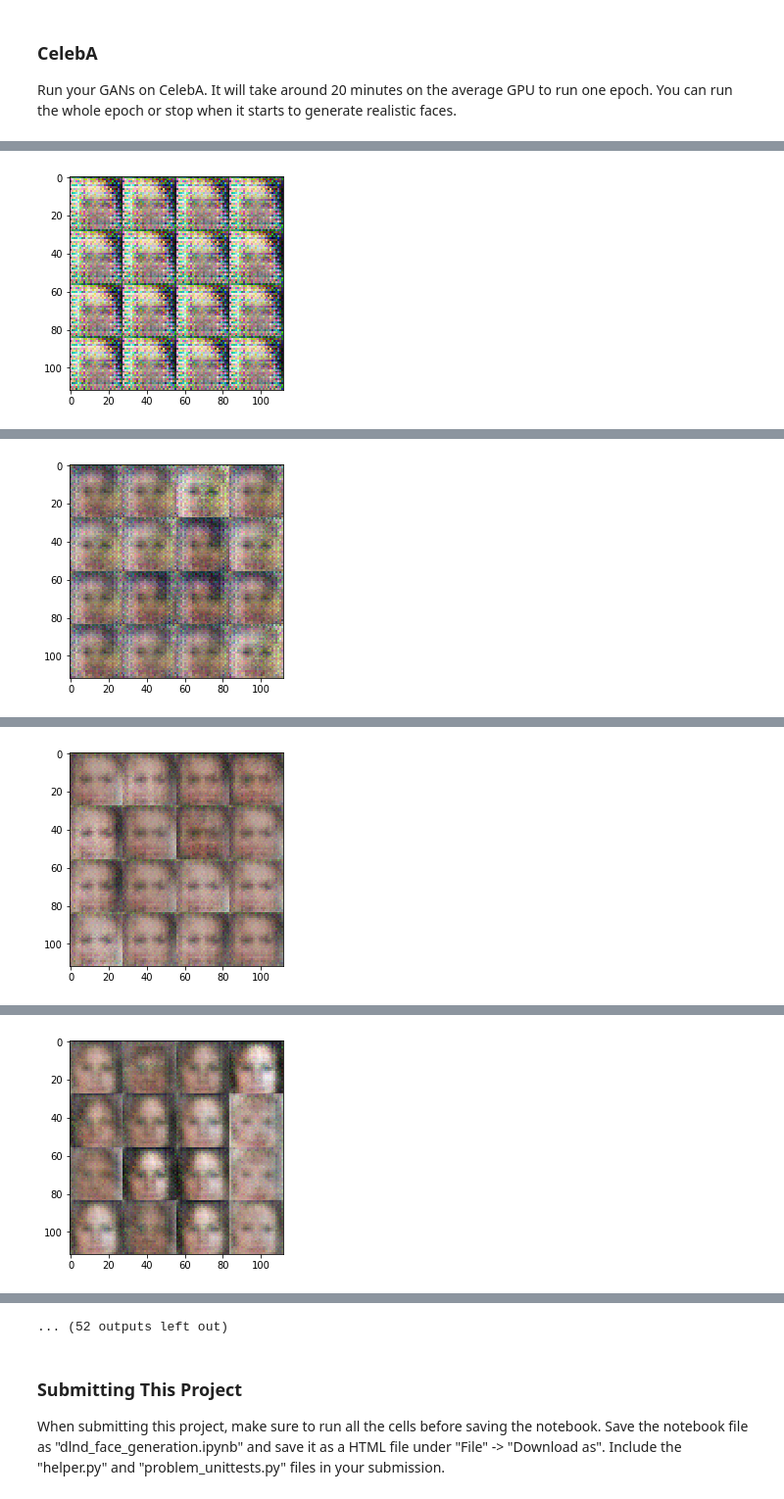
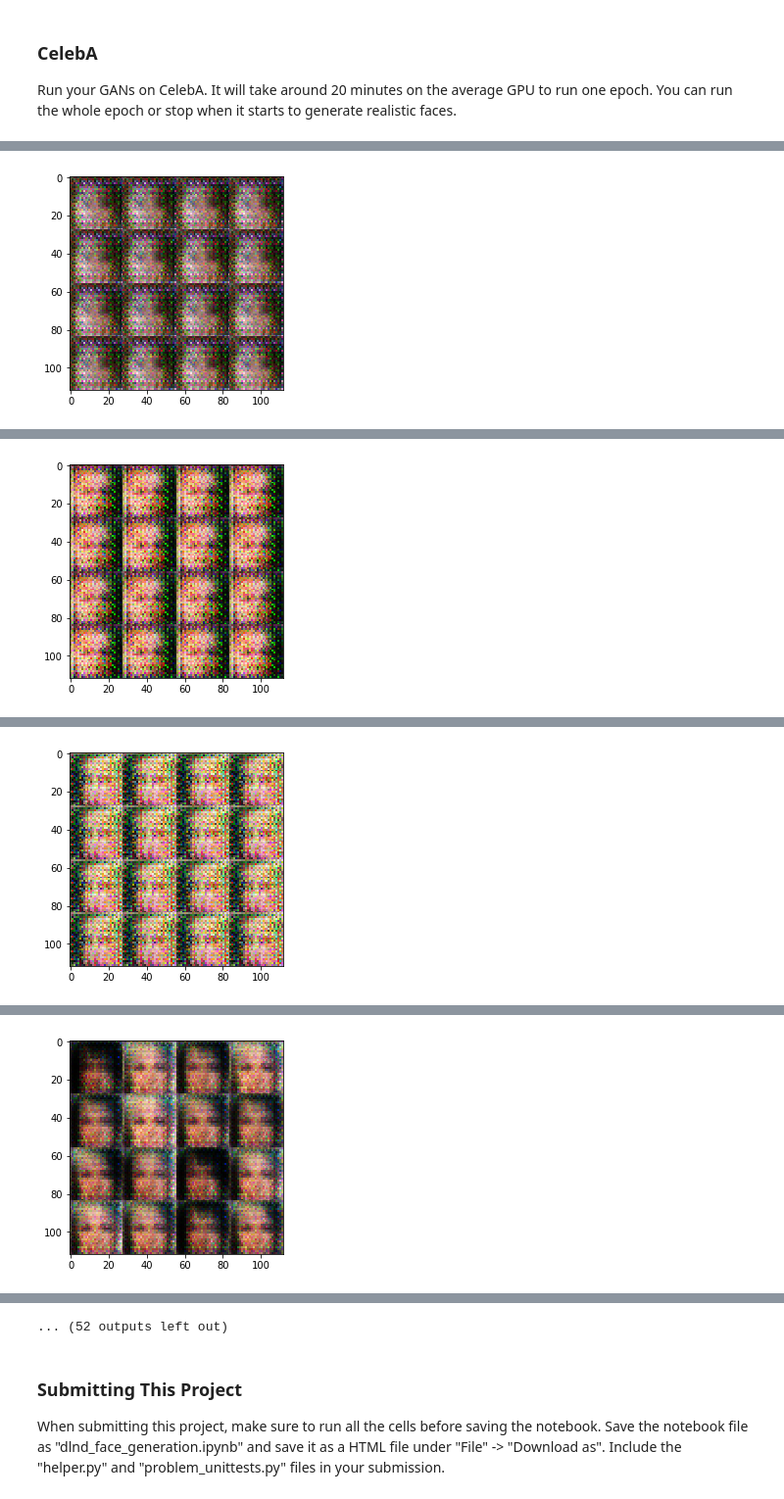
Before and after one commit to greg-ashby/face_generation, a Jupyter notebook: dlnd_face_generation.ipynb, the cells around one changed output, grey strips where cells are left out. Shown at 98% size. Cells and saved outputs as stored; diff of their text form; code cells hidden in the pictures.

```diff
--- a/dlnd_face_generation.ipynb
+++ b/dlnd_face_generation.ipynb
@@ -140,20 +150,18 @@ def discriminator(images, reuse=False):
     :param reuse: Boolean if the weights should be reused
     :return: Tuple of (tensor output of the discriminator, tensor logits of the discriminator)
     """
-    # TODO: Implement Function
 
-    alpha = 0.2
     with tf.variable_scope('discriminator', reuse=reuse):
-        l1 = tf.layers.conv2d(images, 64, 5, strides=2, padding='same')
-        relu1 = tf.maximum(alpha * l1, l1)
+        l1 = tf.layers.conv2d(images, 64, 5, strides=2, padding='same', kernel_initializer=xavier())
+        relu1 = leaky_relu(l1)
 
-        l2 = tf.layers.conv2d(relu1, 128, 5, strides=2, padding='same')
+        l2 = tf.layers.conv2d(relu1, 128, 5, strides=2, padding='same', kernel_initializer=xavier())
         bn2 = tf.layers.batch_normalization(l2, training=True)
-        relu2 = tf.maximum(alpha * bn2, bn2)
+        relu2 = leaky_relu(bn2)
 
-        l3 = tf.layers.conv2d(relu2, 256, 5, strides=2, padding='same')
+        l3 = tf.layers.conv2d(relu2, 256, 5, strides=2, padding='same', kernel_initializer=xavier())
         bn3 = tf.layers.batch_normalization(l3, training=True)
-        relu3 = tf.maximum(alpha * bn3, bn3)
+        relu3 = leaky_relu(bn3)
 
         # Flatten it
         flat = tf.reshape(relu3, (-1, 4*4*256))
@@ -181,24 +189,22 @@ def generator(z, out_channel_dim, is_train=True):
     :param is_train: Boolean if generator is being used for training
     :return: The tensor output of the generator
     """
-    # TODO: Implement Function
-    alpha = 0.2
     with tf.variable_scope('generator', reuse=not is_train):
 
         l1 = tf.layers.dense(z, 4*4*512)
         l1 = tf.reshape(l1, (-1, 4, 4, 512))
         l1 = tf.layers.batch_normalization(l1, training=is_train)
-        l1 = tf.maximum(alpha * l1, l1)
+        l1 = leaky_relu(l1)
         # 4x4x512 now
 
-        l2 = tf.layers.conv2d_transpose(l1, 256, 4, strides=1, padding='valid')
+        l2 = tf.layers.conv2d_transpose(l1, 256, 4, strides=1, padding='valid', kernel_initializer=xavier())
         l2 = tf.layers.batch_normalization(l2, training=is_train)
-        l2 = tf.maximum(alpha * l2, l2)
+        l2 = leaky_relu(l2)
         # 7x7x256 now
 
-        l3 = tf.layers.conv2d_transpose(l2, 128, 5, strides=2, padding='same')
+        l3 = tf.layers.conv2d_transpose(l2, 128, 5, strides=2, padding='same', kernel_initializer=xavier())
         l3 = tf.layers.batch_normalization(l3, training=is_train)
-        l3 = tf.maximum(alpha * l3, l3)
+        l3 = leaky_relu(l3)
         # 14x14x128 now
 
         # Output layer
@@ -234,8 +240,10 @@ def model_loss(input_real, input_z, out_channel_dim):
     d_model_real, d_logits_real = discriminator(input_real)
     d_model_fake, d_logits_fake = discriminator(g_model, reuse=True)
 
+    # adding label smoothing
+    smooth = 0.1
     d_loss_real = tf.reduce_mean(
-        tf.nn.sigmoid_cross_entropy_with_logits(logits=d_logits_real, labels=tf.ones_like(d_model_real)))
+        tf.nn.sigmoid_cross_entropy_with_logits(logits=d_logits_real, labels=tf.ones_like(d_model_real)*(1.0 - smooth)))
     d_loss_fake = tf.reduce_mean(
         tf.nn.sigmoid_cross_entropy_with_logits(logits=d_logits_fake, labels=tf.zeros_like(d_model_fake)))
     g_loss = tf.reduce_mean(
@@ -355,6 +363,9 @@ def train(epoch_count, batch_size, z_dim, learning_rate, beta1, get_batches, dat
                 # Generate random noise
                 batch_z = np.random.uniform(-1, 1, size=(batch_size, z_dim))
 
+                # rescale images to be between -1 and 1
+                batch_images = batch_images * 2
+
                 # Run optimizers
                 _ = sess.run(d_opt, feed_dict={input_real: batch_images, input_z: batch_z,
                                                learning_rate_input: learning_rate})
@@ -362,13 +373,11 @@ def train(epoch_count, batch_size, z_dim, learning_rate, beta1, get_batches, dat
                                                learning_rate_input: learning_rate})
                 # My first submission didn't generate good pictures because after about 60-70 batches the
                 # discriminator's loss would get very small, and the generator's loss would start increasing.
-                # I suspect what happened is the discriminator got "too good" and the generator was no longer
-                # able to learn what would pass for a real image so it couldn't learn further. I added these extra runs
+                # I suspect what happened is the discriminator was "too good" and the generator was no longer
+                # able to learn what would pass for a real image so it couldn't improve. I added extra runs
                 # so the generator would be able to learn as quickly and compete better with the discriminator.
                 # The generator loss became much more stable, and the you can now see the losses alternating as
                 # the discriminator and generator compete to make each other better, particularly on the mnist data.
-                _ = sess.run(g_opt, feed_dict={input_z: batch_z, input_real: batch_images,
-                                               learning_rate_input: learning_rate})
                 _ = sess.run(g_opt, feed_dict={input_z: batch_z, input_real: batch_images,
                                                learning_rate_input: learning_rate})
 
@@ -479,8 +488,8 @@ Run your GANs on CelebA.  It will take around 20 minutes on the average GPU to r
 # %%
 batch_size = 64
 z_dim = 100
-learning_rate = 0.0002
-beta1 = 0.5
+learning_rate = 0.0001
+beta1 = 0.3
 
 
 """
@@ -506 +515 @@ Epoch 0/1 Batch Step 100... Discriminator Loss: 1.5668... Generator Loss: 0.9026
-[figure, old version]
+[figure, new version]
@@ -517 +526 @@ Epoch 0/1 Batch Step 200... Discriminator Loss: 1.8598... Generator Loss: 0.4284
-[figure, old version]
+[figure, new version]
@@ -528 +537 @@ Epoch 0/1 Batch Step 300... Discriminator Loss: 1.5855... Generator Loss: 0.6249
-[figure, old version]
+[figure, new version]
@@ -539 +548 @@ Epoch 0/1 Batch Step 400... Discriminator Loss: 1.5596... Generator Loss: 0.6030
-[figure, old version]
+[figure, new version]
```
Also changed, not shown: parts of 7 cells of this notebook, 1 other file.
